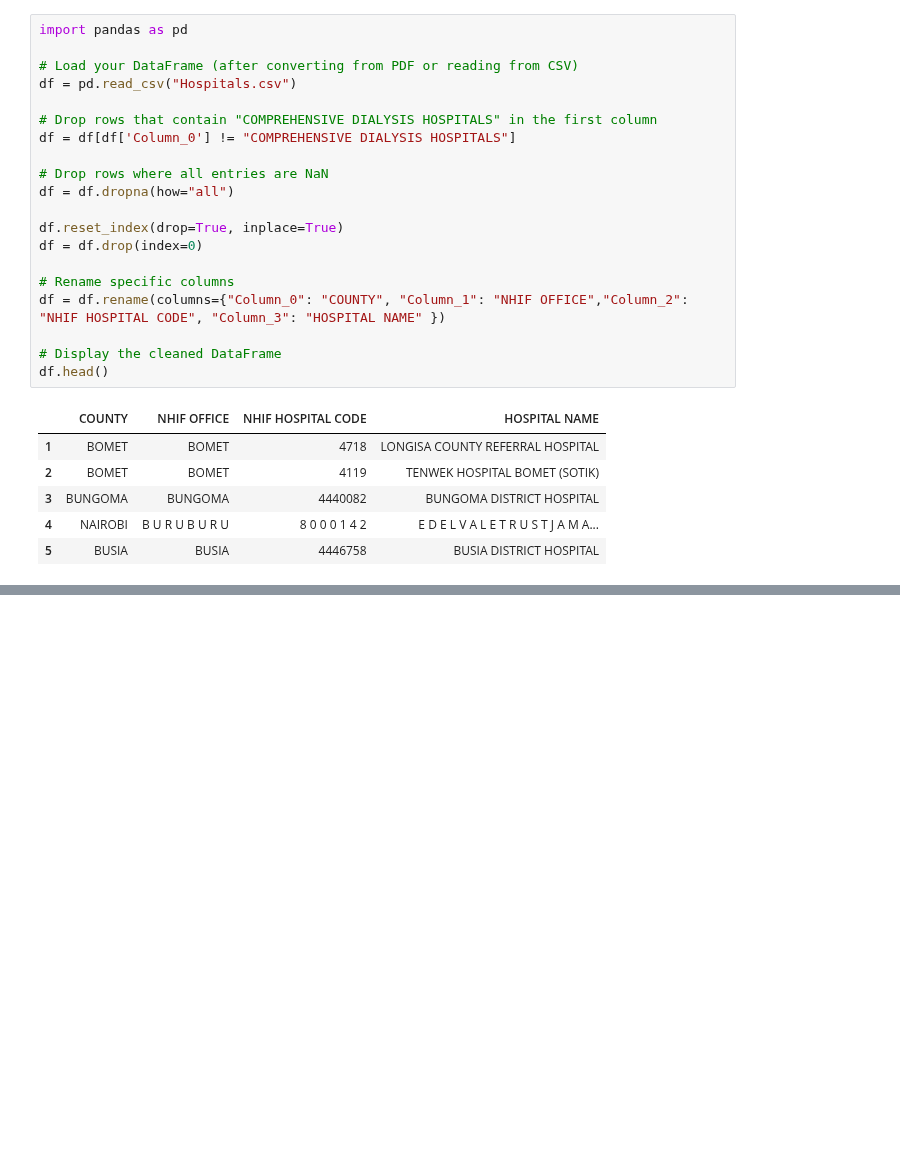
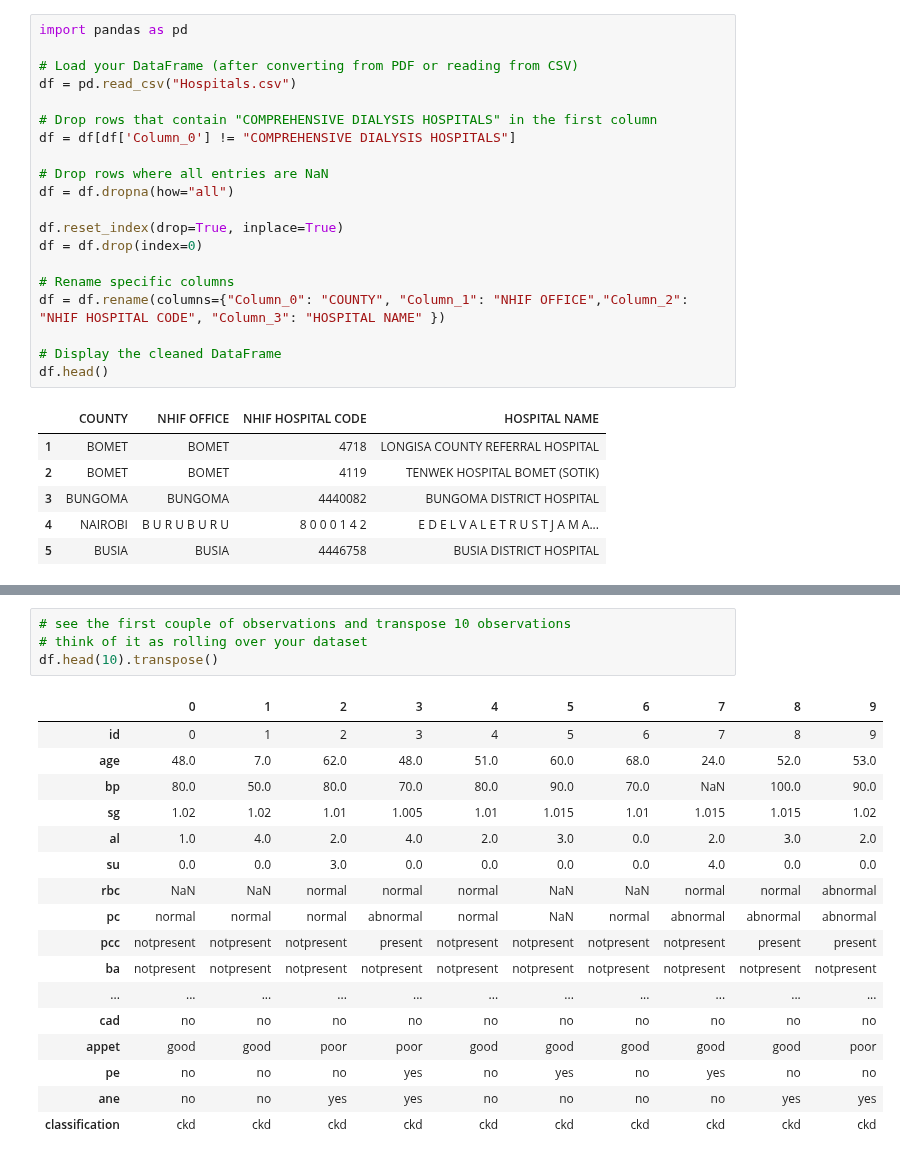
Before and after one commit to Winfry/Hospitali_Rafiki, a Jupyter notebook: KindneyHospital.ipynb, the cells around one changed output, grey strips where cells are left out. Drawn from its saved outputs; the diff is of its cells as text; blank space fills up the shorter version.

```diff
--- a/KindneyHospital.ipynb
+++ b/KindneyHospital.ipynb
@@ -481,0 +563,22 @@ df.head()
+# %%
+# see the first couple of observations and transpose 10 observations
+# think of it as rolling over your dataset
+df.head(10).transpose()
+# %% [output]
+|  | 0 | 1 | 2 | 3 | 4 | 5 | 6 | 7 | 8 | 9 |
+| id | 0 | 1 | 2 | 3 | 4 | 5 | 6 | 7 | 8 | 9 |
+| age | 48.0 | 7.0 | 62.0 | 48.0 | 51.0 | 60.0 | 68.0 | 24.0 | 52.0 | 53.0 |
+| bp | 80.0 | 50.0 | 80.0 | 70.0 | 80.0 | 90.0 | 70.0 | NaN | 100.0 | 90.0 |
+| sg | 1.02 | 1.02 | 1.01 | 1.005 | 1.01 | 1.015 | 1.01 | 1.015 | 1.015 | 1.02 |
+| al | 1.0 | 4.0 | 2.0 | 4.0 | 2.0 | 3.0 | 0.0 | 2.0 | 3.0 | 2.0 |
+| su | 0.0 | 0.0 | 3.0 | 0.0 | 0.0 | 0.0 | 0.0 | 4.0 | 0.0 | 0.0 |
+| rbc | NaN | NaN | normal | normal | normal | NaN | NaN | normal | normal | abnormal |
+| pc | normal | normal | normal | abnormal | normal | NaN | normal | abnormal | abnormal | abnormal |
+| pcc | notpresent | notpresent | notpresent | present | notpresent | notpresent | notpresent | notpresent | present | present |
+| ba | notpresent | notpresent | notpresent | notpresent | notpresent | notpresent | notpresent | notpresent | notpresent | notpresent |
+| ... | ... | ... | ... | ... | ... | ... | ... | ... | ... | ... |
+| cad | no | no | no | no | no | no | no | no | no | no |
+| appet | good | good | poor | poor | good | good | good | good | good | poor |
+| pe | no | no | no | yes | no | yes | no | yes | no | no |
+| ane | no | no | yes | yes | no | no | no | no | yes | yes |
+| classification | ckd | ckd | ckd | ckd | ckd | ckd | ckd | ckd | ckd | ckd |
```
Also changed, not shown: parts of 10 cells of this notebook, 1 other file.
